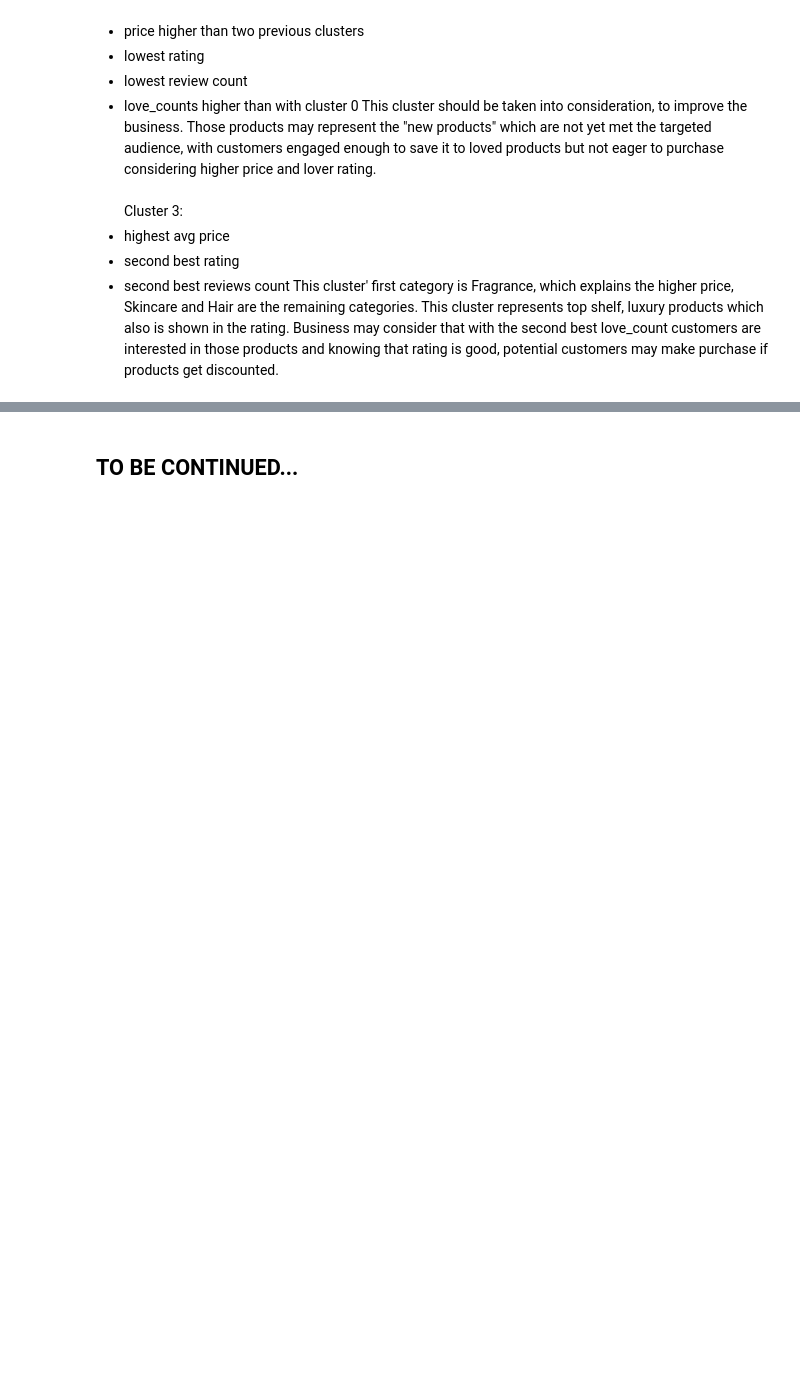
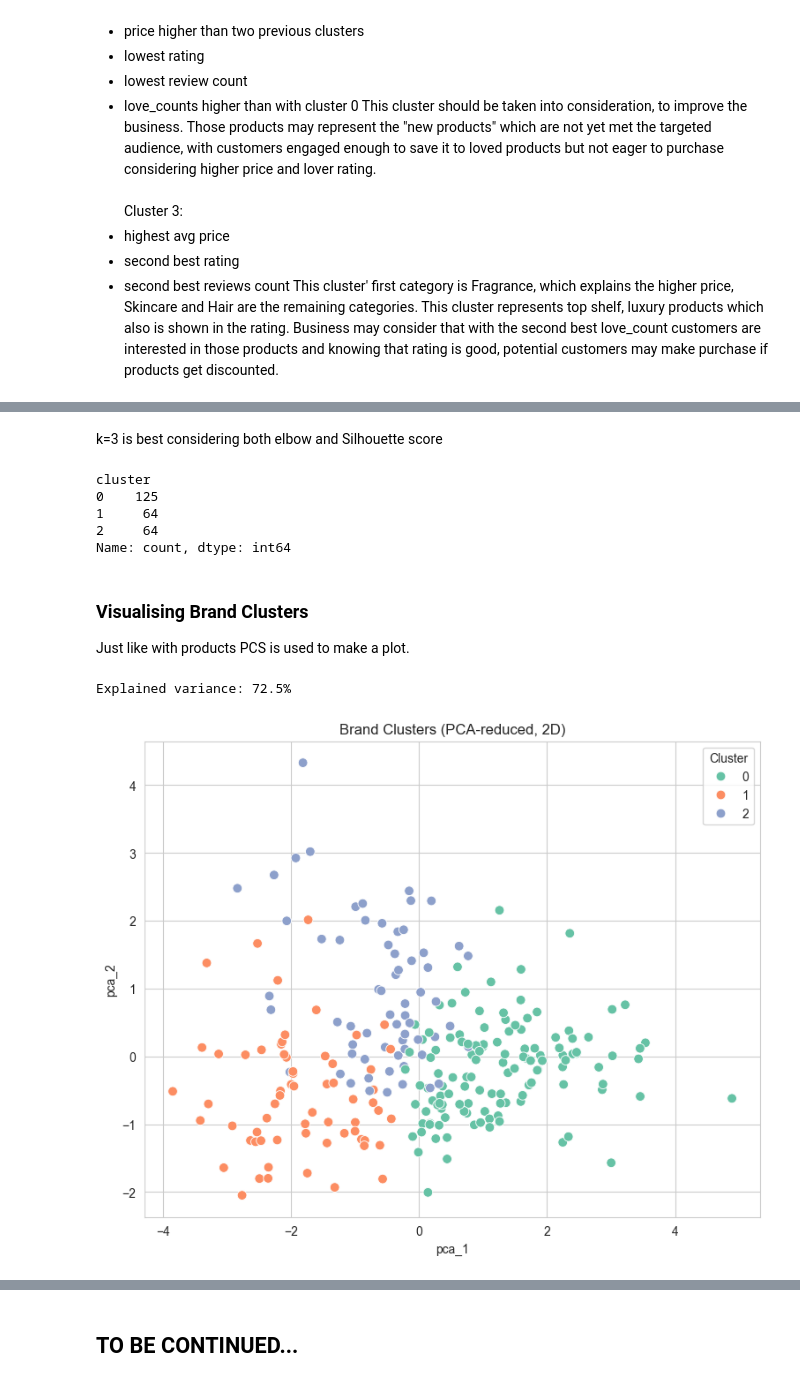
Before and after one commit to imgabrielas/Sephora, a Jupyter notebook: 03_product_clustering.ipynb, the cells around one changed output, grey strips where cells are left out. Cells and saved outputs as stored; diff of their text form; code cells hidden in the pictures; blank space fills up the shorter version.

```diff
--- a/03_product_clustering.ipynb
+++ b/03_product_clustering.ipynb
@@ -286,0 +394,32 @@ This cluster' first category is Fragrance, which explains the higher price, Skin
+# %% [markdown]
+k=3 is best considering both elbow and Silhouette score
+# %%
+# how many rows are assigned to each cluster
+kmeans_brands = KMeans(n_clusters=3, random_state=42, n_init=10)
+brand_df['cluster'] = kmeans_brands.fit_predict(X_brand_scaled)
+brand_df['cluster'].value_counts().sort_index()
+# %% [output]
+cluster
+0    125
+1     64
+2     64
+Name: count, dtype: int64
+# %% [markdown]
+### Visualising Brand Clusters
+Just like with products PCS is used to make a plot.
+# %%
+pca_b = PCA(n_components=2, random_state=42)
+brand_pca = pca_b.fit_transform(X_brand_scaled)
+brand_df['pca_1'] = brand_pca[:, 0]
+brand_df['pca_2'] = brand_pca[:, 1]
+
+print(f"Explained variance: {pca_b.explained_variance_ratio_.sum():.1%}")
+
+plt.figure(figsize=(9, 7))
+sns.scatterplot(data=brand_df, x='pca_1', y='pca_2', hue='cluster', palette='Set2', s=60)
+plt.title('Brand Clusters (PCA-reduced, 2D)')
+plt.legend(title='Cluster')
+plt.show()
+# %% [output]
+Explained variance: 72.5%
+[figure, added]
```
Also changed, not shown: parts of 14 cells of this notebook.
